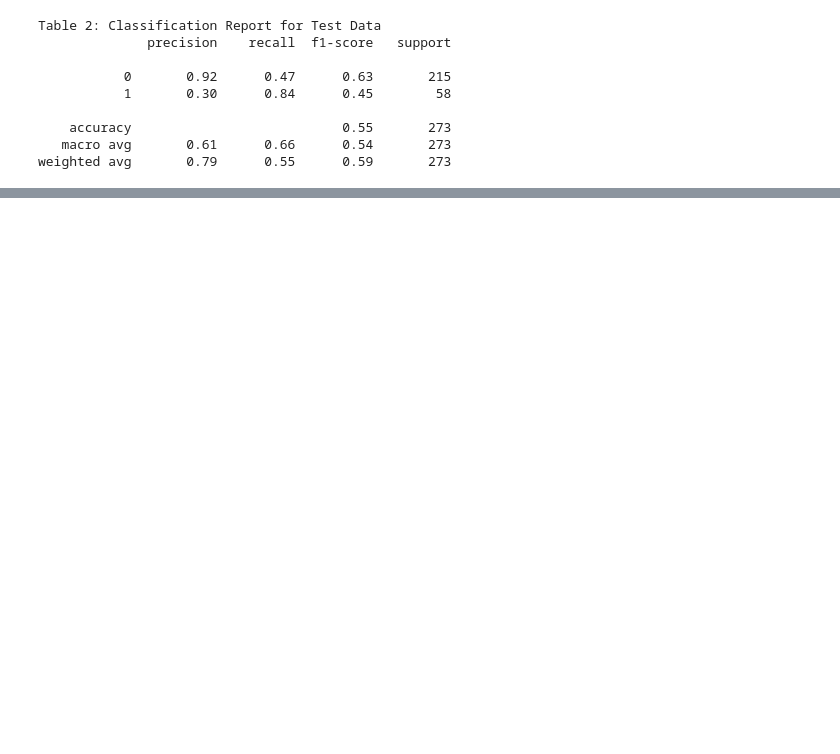
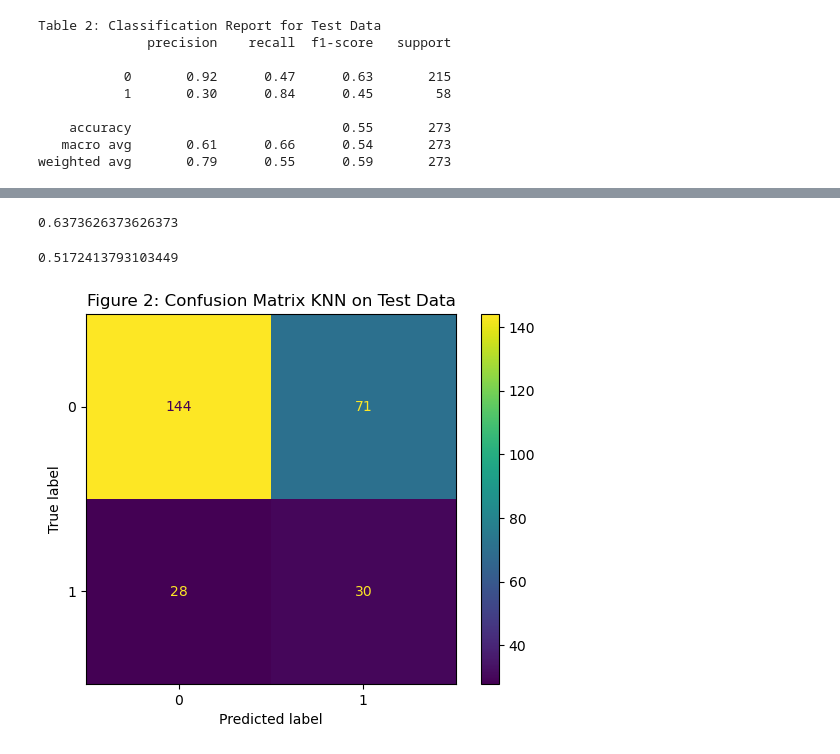
Before and after one commit to UBC-MDS/CardioPredict, a Jupyter notebook: heart_analyis_model.ipynb, the cells around one changed output, grey strips where cells are left out. Saved outputs shown, nothing was run; the diff lists cells and outputs as text; code cells hidden in the pictures; blank space fills up the shorter version.

```diff
--- a/heart_analyis_model.ipynb
+++ b/heart_analyis_model.ipynb
@@ -172,0 +231,5 @@ In the graphic and the classification report we can see that we have a very high
+# %%
+#Create pipeline
+pipe_knn = make_pipeline(preprocessor, KNeighborsClassifier(n_neighbors=6))
+pipe_knn.fit(X_train, y_train)
+pipe_knn.score(X_test,y_test)
@@ -172,0 +244,22 @@ In the graphic and the classification report we can see that we have a very high
+# %%
+#Oversampling
+ros = RandomOverSampler(random_state=0)
+X_resampled, y_resampled = ros.fit_resample(X_train, y_train)
+pipe_knn.fit(X_resampled, y_resampled)
+pipe_knn.score(X_test,y_test)
+# %% [output]
+0.6373626373626373
+# %%
+recall_score(y_test, pipe_knn.predict(X_test), pos_label=1)
+# %% [output]
+0.5172413793103449
+# %%
+#Create a Confusion Matrix for KNN
+ConfusionMatrixDisplay.from_predictions(
+    y_test,  # true class labels
+    pipe_knn.predict(X_test),  # predicted class labels
+)
+plt.title('Figure 2: Confusion Matrix KNN on Test Data')
+plt.show()
+# %% [output]
+[figure, added]
```
Also changed, not shown: parts of 19 cells of this notebook, 1 other file.
